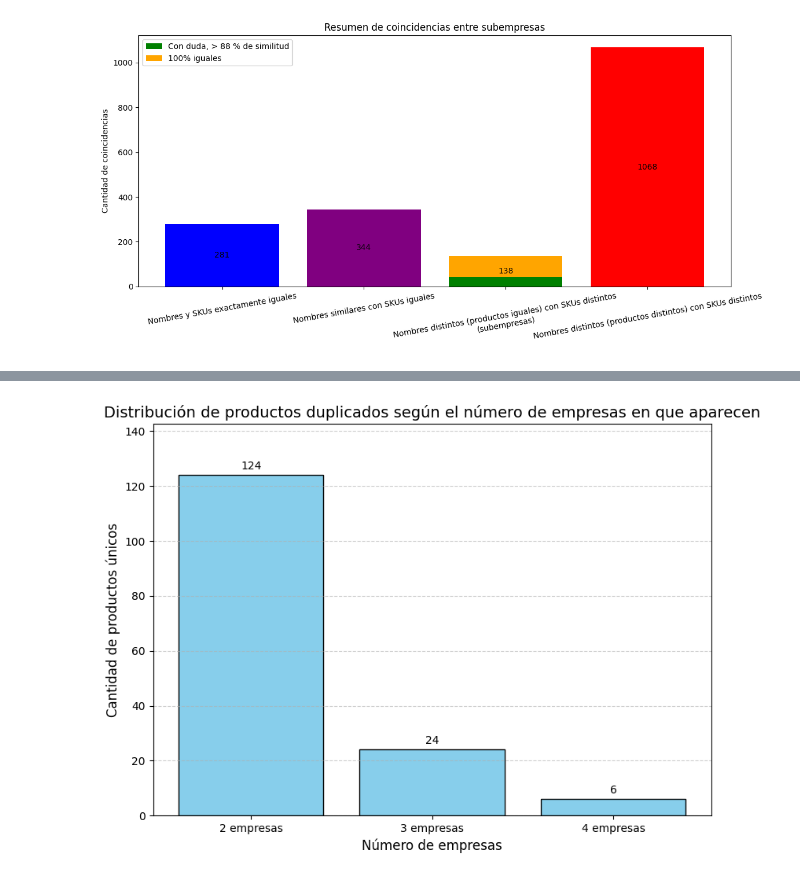
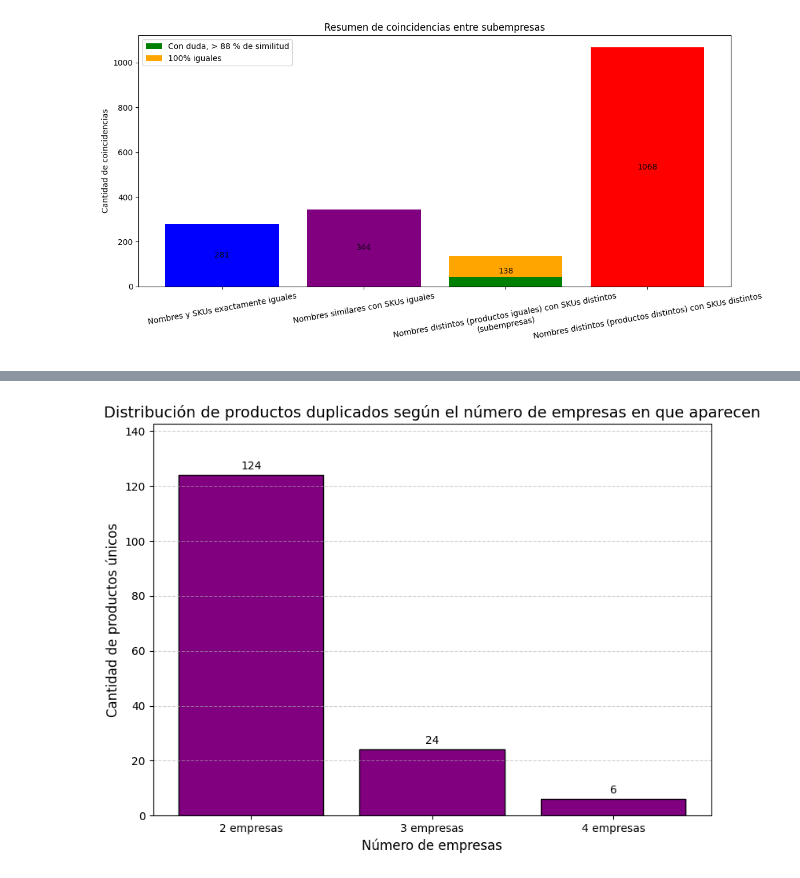
Before and after one commit to KabeliDev/prisa-eda, a Jupyter notebook: results.ipynb, the cells around one changed output, grey strips where cells are left out. Saved outputs shown, nothing was run; the diff lists cells and outputs as text; code cells hidden in the pictures.

```diff
--- a/results.ipynb
+++ b/results.ipynb
@@ -155,5 +155,5 @@ graficar_distribucion_productos(exact_matches_stats)
 # %%
 # Nombres similares con SKUs iguales
-graficar_distribucion_productos(partial_matches_stats)
+graficar_distribucion_productos(partial_matches_stats, "purple")
 # %% [output]
-[figure, old version]
+[figure, new version]
```
Also changed, not shown: parts of 3 cells of this notebook, 1 other file.
